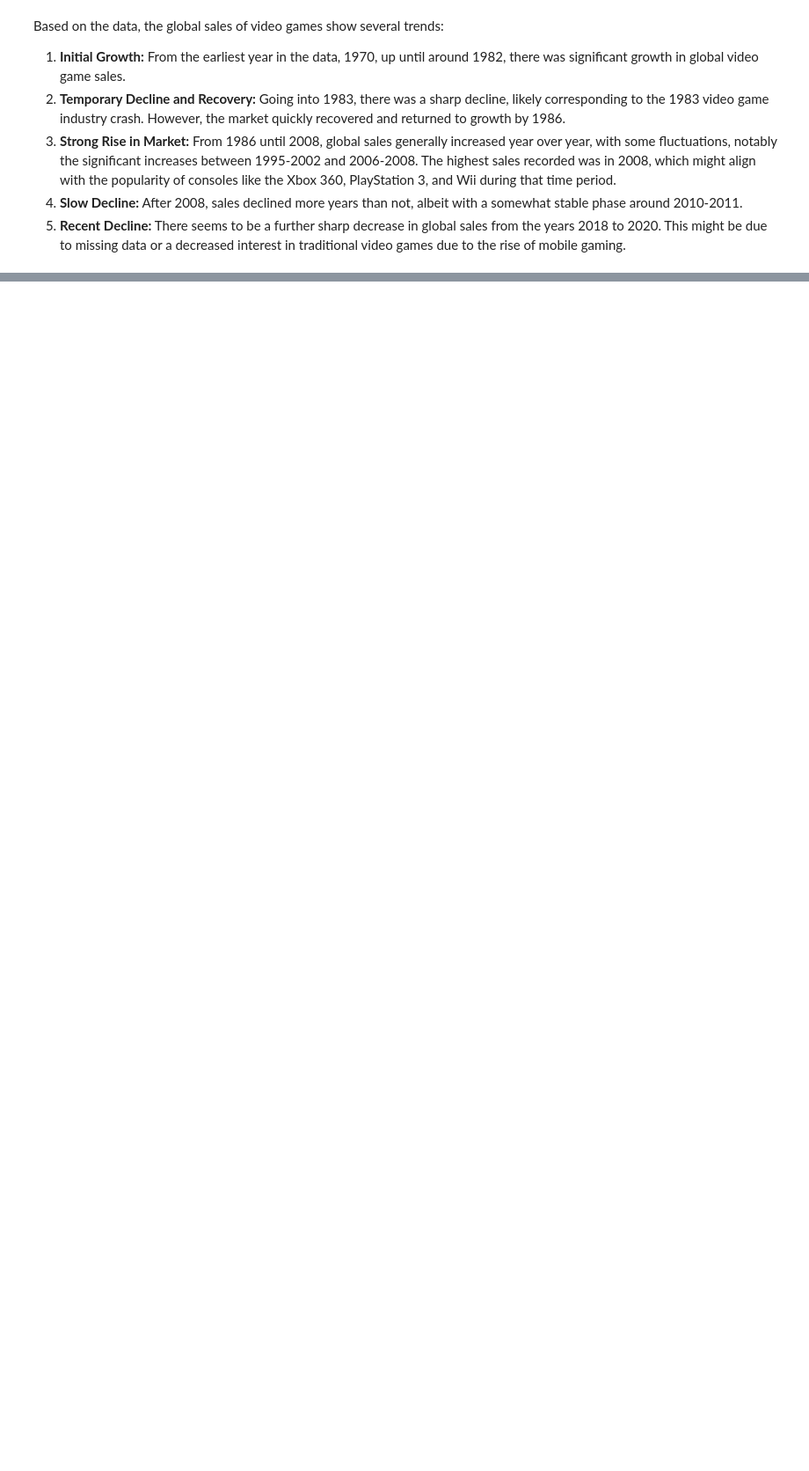
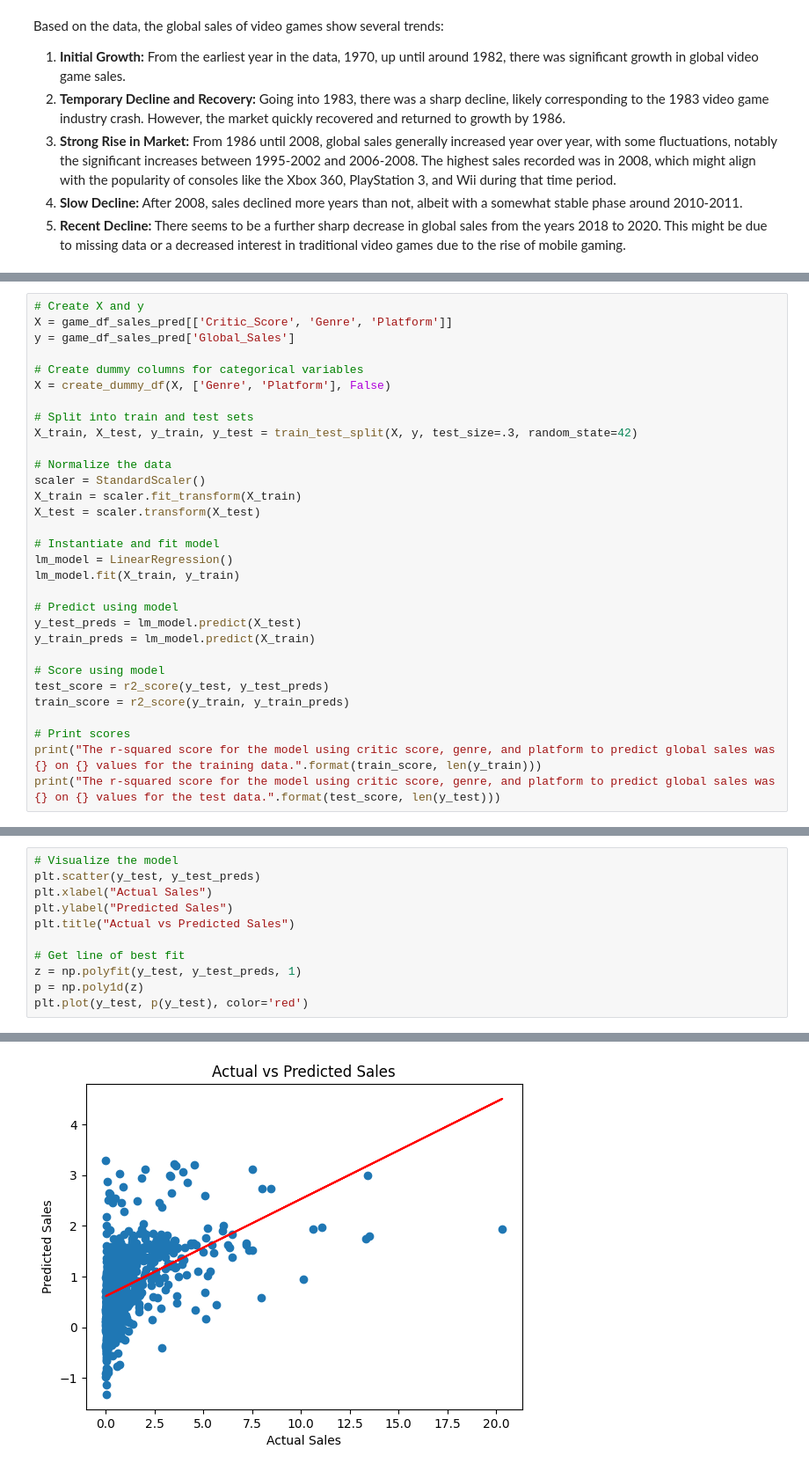
Before and after one commit to Flare200/video-games-data-modeling, a Jupyter notebook: videogames.ipynb, the cells around one changed output, grey strips where cells are left out. Shown at 88% size. Cells and saved outputs as stored; diff of their text form; blank space fills up the shorter version.

```diff
--- a/videogames.ipynb
+++ b/videogames.ipynb
@@ -584,0 +617,31 @@ Based on the data, the global sales of video games show several trends:
+# %%
+# Create X and y
+X = game_df_sales_pred[['Critic_Score', 'Genre', 'Platform']]
+y = game_df_sales_pred['Global_Sales']
+
+# Create dummy columns for categorical variables
+X = create_dummy_df(X, ['Genre', 'Platform'], False)
+
+# Split into train and test sets
+X_train, X_test, y_train, y_test = train_test_split(X, y, test_size=.3, random_state=42)
+
+# Normalize the data
+scaler = StandardScaler()
+X_train = scaler.fit_transform(X_train)
+X_test = scaler.transform(X_test)
+
+# Instantiate and fit model
+lm_model = LinearRegression()
+lm_model.fit(X_train, y_train)
+
+# Predict using model
+y_test_preds = lm_model.predict(X_test)
+y_train_preds = lm_model.predict(X_train)
+
+# Score using model
+test_score = r2_score(y_test, y_test_preds)
+train_score = r2_score(y_train, y_train_preds)
+
+# Print scores
+print("The r-squared score for the model using critic score, genre, and platform to predict global sales was {} on {} values for the training data.".format(train_score, len(y_train)))
+print("The r-squared score for the model using critic score, genre, and platform to predict global sales was {} on {} values for the test data.".format(test_score, len(y_test)))
@@ -584,0 +651,12 @@ Based on the data, the global sales of video games show several trends:
+# %%
+# Visualize the model
+plt.scatter(y_test, y_test_preds)
+plt.xlabel("Actual Sales")
+plt.ylabel("Predicted Sales")
+plt.title("Actual vs Predicted Sales")
+
+# Get line of best fit
+z = np.polyfit(y_test, y_test_preds, 1)
+p = np.poly1d(z)
+plt.plot(y_test, p(y_test), color='red')
+# %% [output]
@@ -584,0 +664 @@ Based on the data, the global sales of video games show several trends:
+[figure, added]
```
Also changed, not shown: parts of 25 cells of this notebook, 1 other file.
